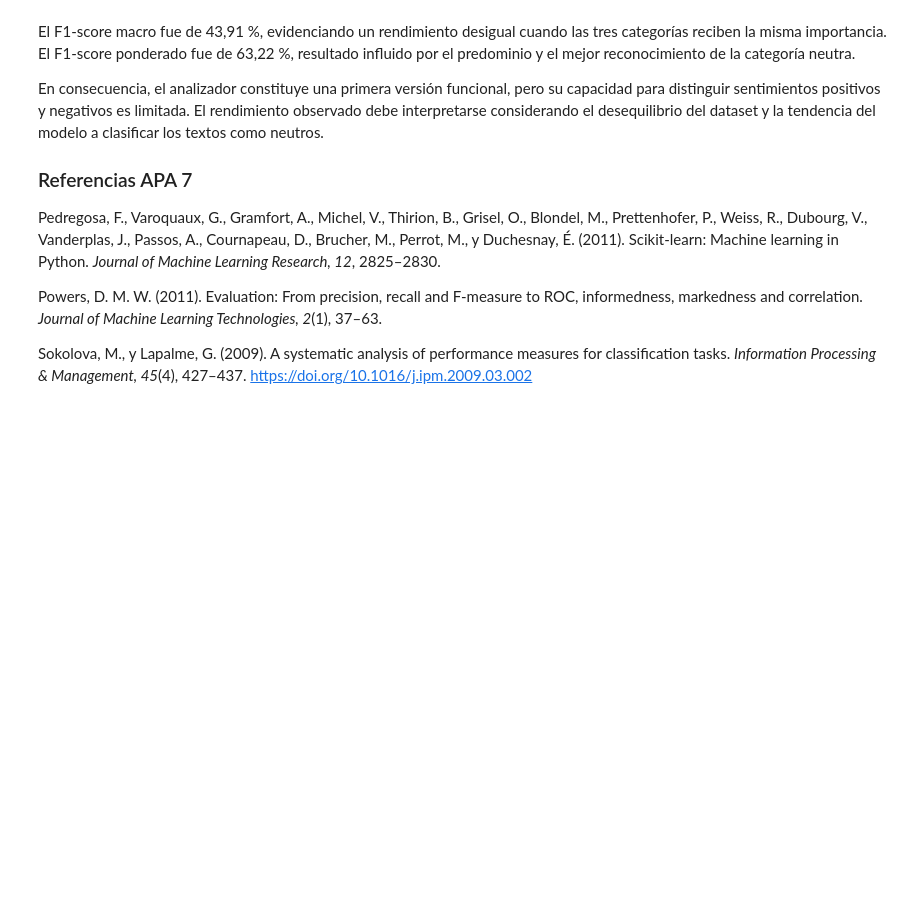
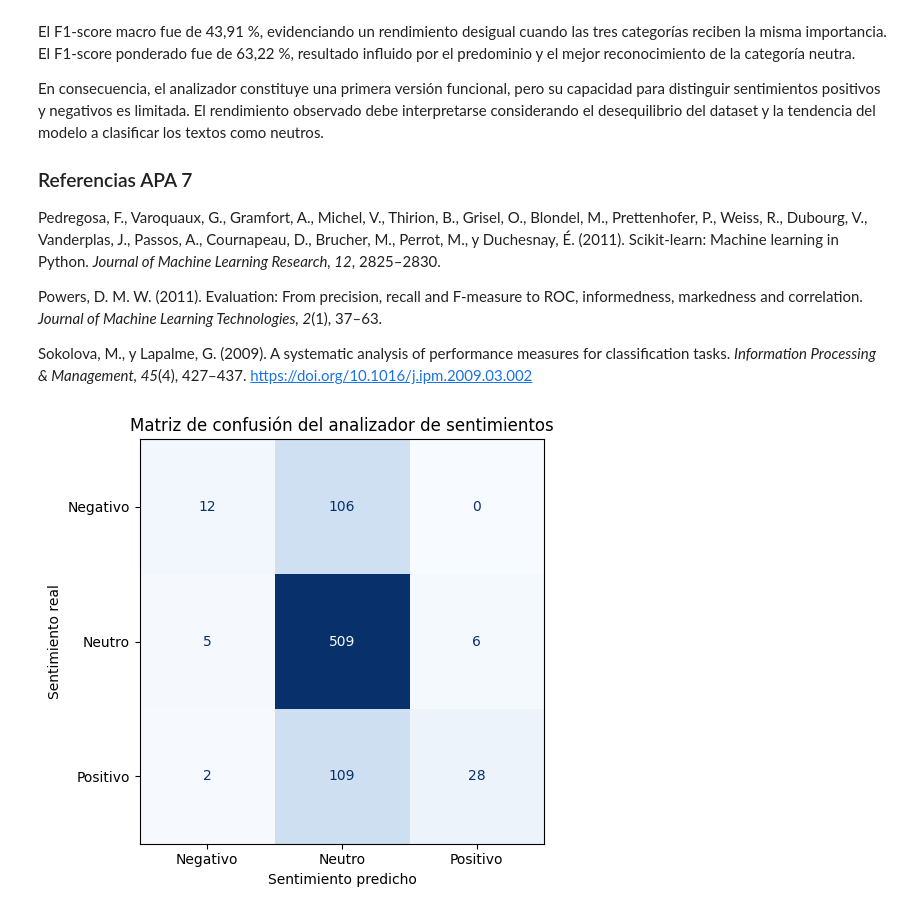
Before and after one commit to cahecaz/TrabajoFinal_analisisdesentimientos, a Jupyter notebook: Analisis_Inicial_IA_Tweets.ipynb, the cells around one changed output. Cells and saved outputs as stored; diff of their text form; code cells hidden in the pictures; blank space fills up the shorter version.

Commit message:
Incorpora matriz de confusión Creado con Colab

```diff
--- a/Analisis_Inicial_IA_Tweets.ipynb
+++ b/Analisis_Inicial_IA_Tweets.ipynb
@@ -1890,3 +1890,50 @@ Sokolova, M., y Lapalme, G. (2009). A systematic analysis of performance
 measures for classification tasks. *Information Processing & Management,
 45*(4), 427–437.
 https://doi.org/10.1016/j.ipm.2009.03.002
+# %%
+# 39. Elaborar la matriz de confusión
+
+from sklearn.metrics import confusion_matrix
+from sklearn.metrics import ConfusionMatrixDisplay
+import matplotlib.pyplot as plt
+
+codigos_matriz = ['N', 'NEU', 'P']
+
+nombres_matriz = [
+    'Negativo',
+    'Neutro',
+    'Positivo'
+]
+
+matriz_confusion = confusion_matrix(
+    y_prueba,
+    predicciones,
+    labels=codigos_matriz
+)
+
+figura, eje = plt.subplots(
+    figsize=(7, 5)
+)
+
+visualizacion = ConfusionMatrixDisplay(
+    confusion_matrix=matriz_confusion,
+    display_labels=nombres_matriz
+)
+
+visualizacion.plot(
+    ax=eje,
+    cmap='Blues',
+    values_format='d',
+    colorbar=False
+)
+
+plt.title(
+    'Matriz de confusión del analizador de sentimientos'
+)
+
+plt.xlabel('Sentimiento predicho')
+plt.ylabel('Sentimiento real')
+plt.tight_layout()
+plt.show()
+# %% [output]
+[figure, added]
```
Also changed, not shown: parts of 2 cells of this notebook.
